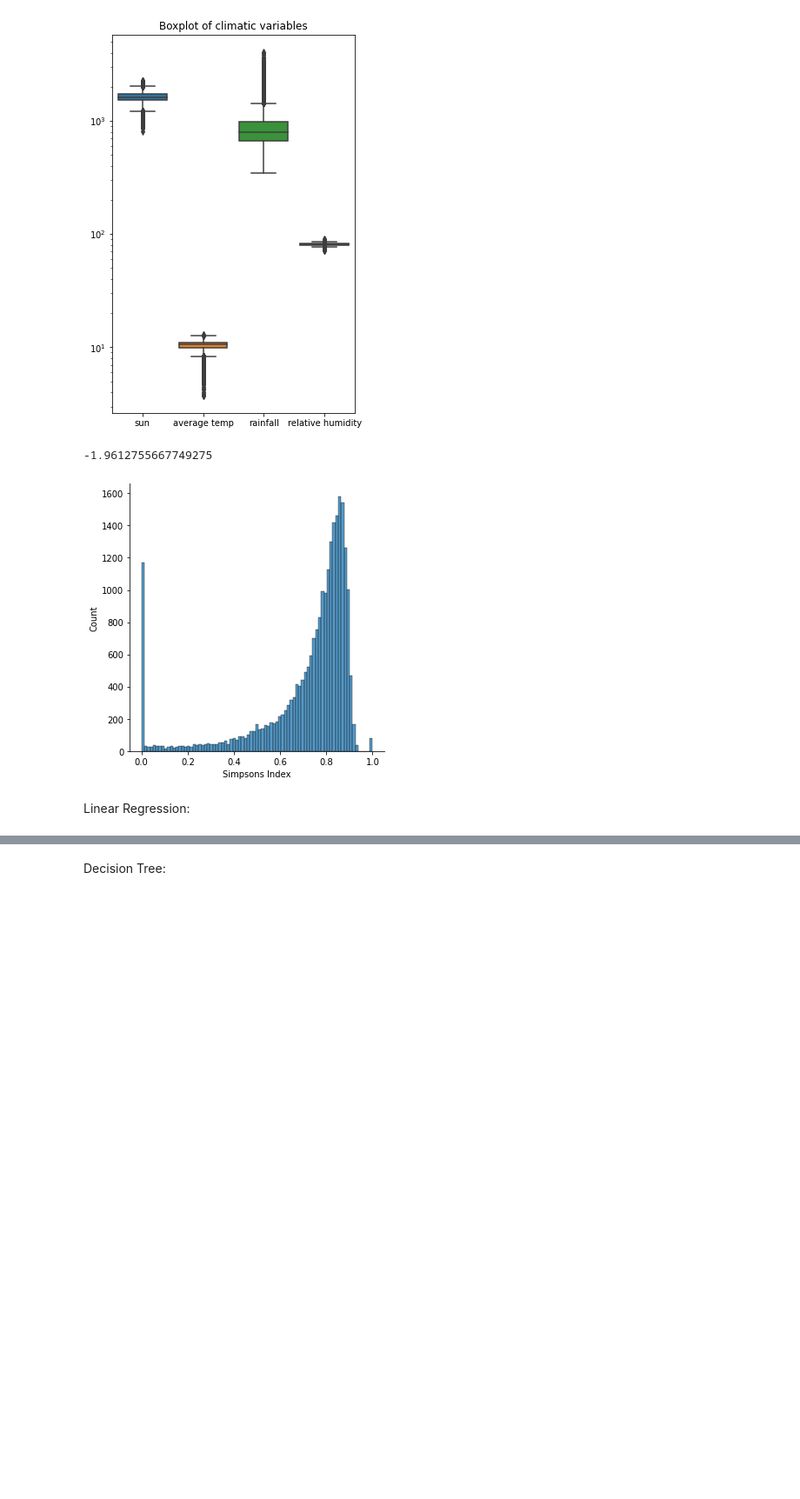
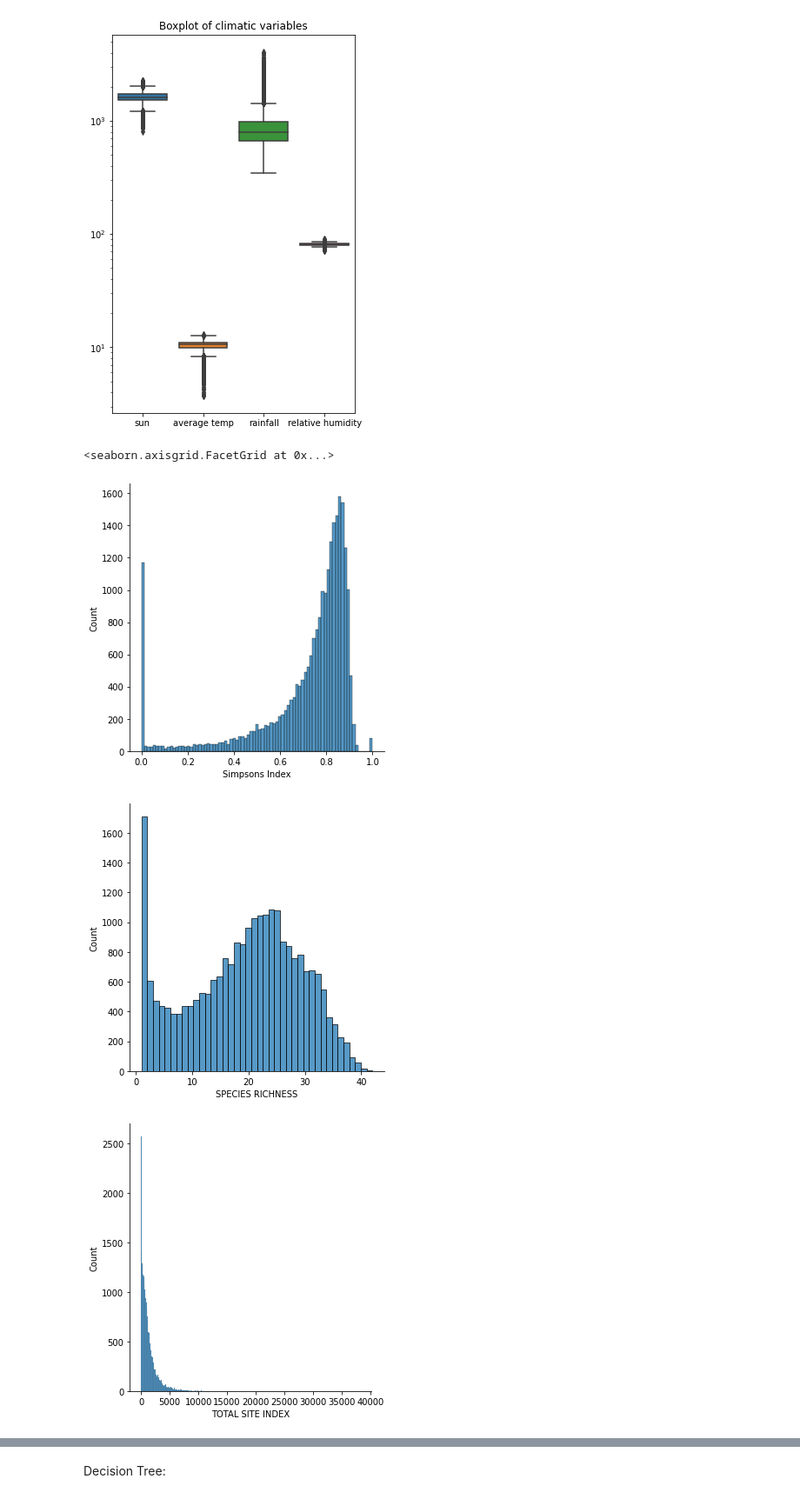
Before and after one commit to tztrz/MSc-Proj, a Jupyter notebook: UKBMS_HADUK_Model.ipynb, the cells around one changed output, grey strips where cells are left out. Shown at 87% size. Drawn from its saved outputs; the diff is of its cells as text; code cells hidden in the pictures; blank space fills up the shorter version.

```diff
--- a/UKBMS_HADUK_Model.ipynb
+++ b/UKBMS_HADUK_Model.ipynb
@@ -43,11 +29,16 @@ plt.title('Boxplot of climatic variables')
 # %% [output]
 Text(0.5, 1.0, 'Boxplot of climatic variables')
 [figure]
-# %%
-sns.displot(df['Simpsons Index'])
-print(skew(df['Simpsons Index']))
-# %% [output]
--1.9612755667749275
-[figure, removed]
-# %% [markdown]
-Linear Regression:
+# %%
+sns.displot(df['Simpsons Index'])
+sns.displot(df['SPECIES RICHNESS'])
+sns.displot(df['TOTAL SITE INDEX'])
+sns.displot(df['average temp'])
+sns.displot(df['sun'])
+sns.displot(df['rainfall'])
+sns.displot(df['relative humidity'])
+# %% [output]
+<seaborn.axisgrid.FacetGrid at 0x...>
+[figure, added]
+[figure, added]
+[figure, added]
```
Also changed, not shown: parts of 46 cells of this notebook.
